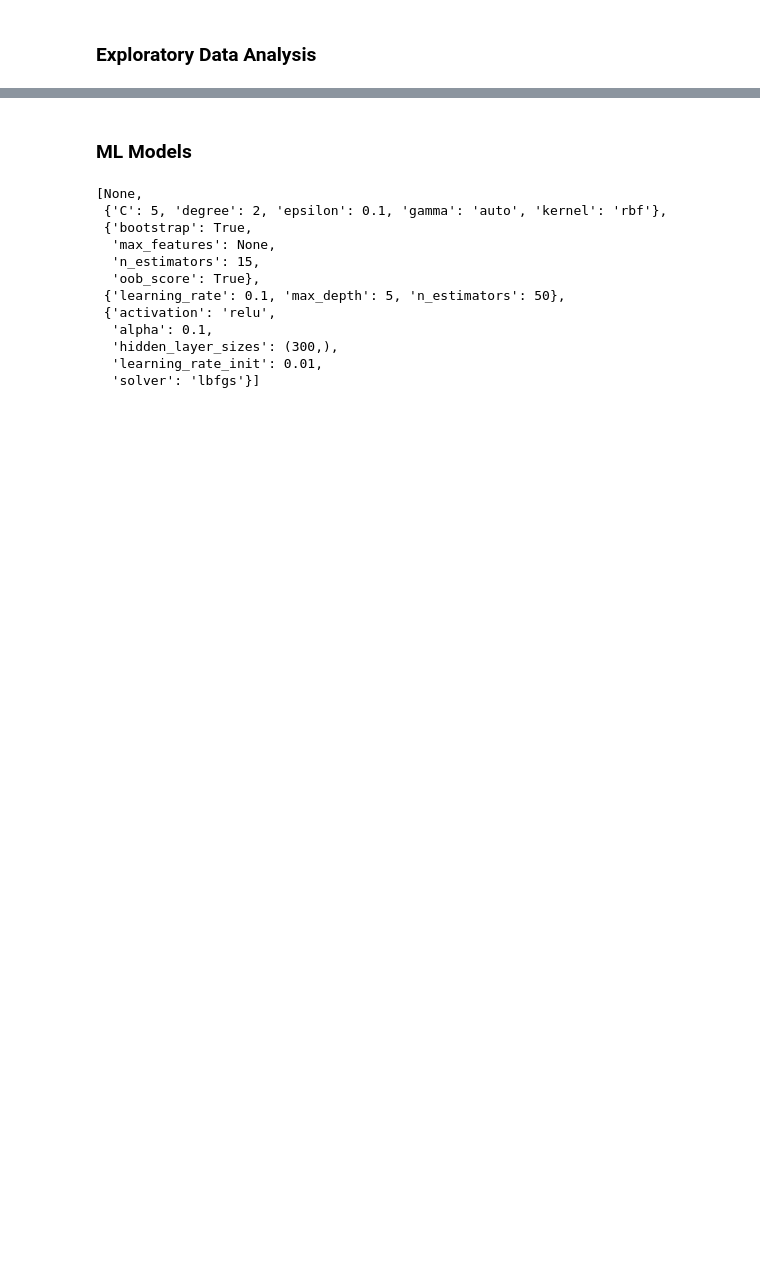
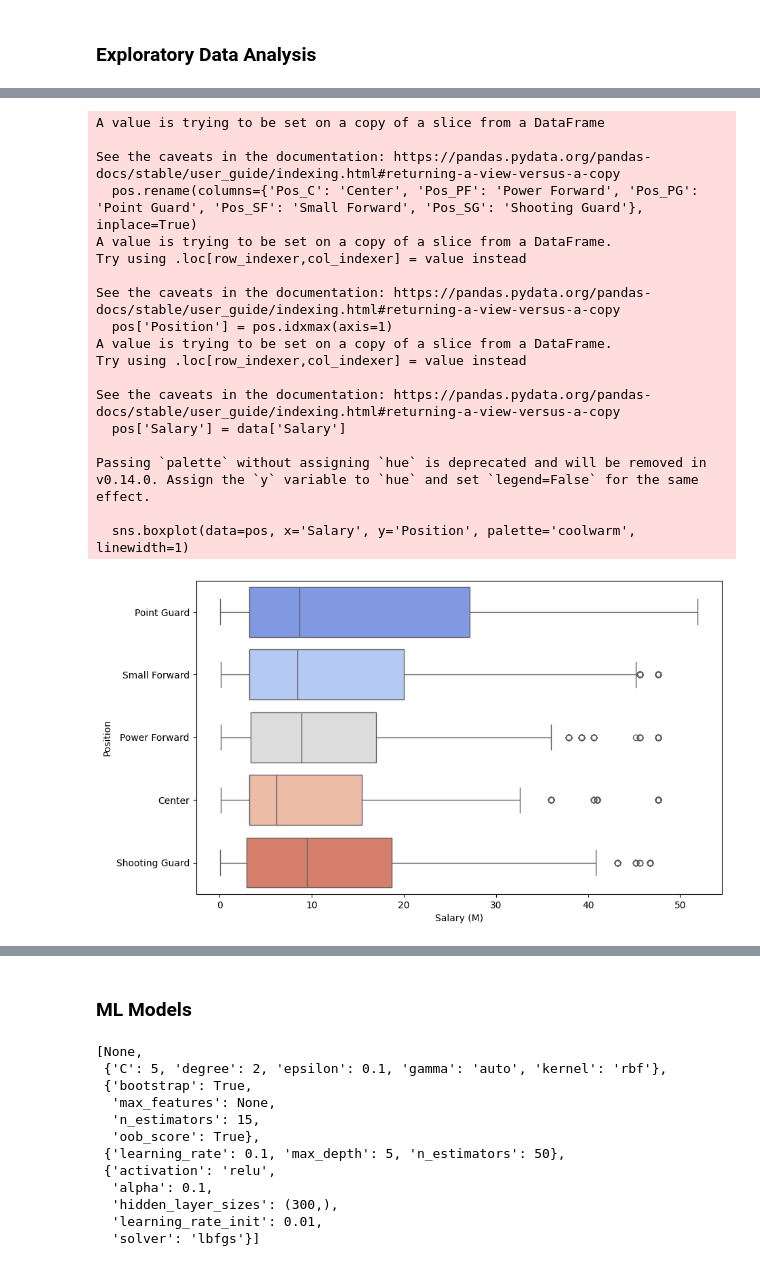
Before and after one commit to Gabmelom/nba-salary-model, a Jupyter notebook: src/data_analysis.ipynb, the cells around one changed output, grey strips where cells are left out. Saved outputs shown, nothing was run; the diff lists cells and outputs as text; code cells hidden in the pictures; blank space fills up the shorter version.

```diff
--- a/src/data_analysis.ipynb
+++ b/src/data_analysis.ipynb
@@ -37,0 +79,35 @@ sns.histplot(data=data[data['Season'] == 2023],x='Salary',bins=30).set(title='20
+# %%
+def salary_by_position(data):
+    plt.figure(figsize=(10,6))
+
+    # Remove dummies for position, keep only one column, merge 'Pos_C', 'Pos_PF', 'Pos_PG', 'Pos_SF', 'Pos_SG' into 'Position'
+    pos = data[['Pos_C', 'Pos_PF', 'Pos_PG', 'Pos_SF', 'Pos_SG']].rename(columns={'Pos_C': 'Center', 'Pos_PF': 'Power Forward', 'Pos_PG': 'Point Guard', 'Pos_SF': 'Small Forward', 'Pos_SG': 'Shooting Guard'})
+    pos['Position'] = pos.idxmax(axis=1)
+    pos['Salary'] = data['Salary']
+
+    sns.boxplot(data=pos, x='Salary', y='Position', palette='coolwarm', linewidth=1)
+
+    plt.xlabel('Salary (M)')
+    plt.ylabel('Position')
+
+salary_by_position(data)
+# %% [output]
+A value is trying to be set on a copy of a slice from a DataFrame
+
+See the caveats in the documentation: https://pandas.pydata.org/pandas-docs/stable/user_guide/indexing.html#returning-a-view-versus-a-copy
+  pos.rename(columns={'Pos_C': 'Center', 'Pos_PF': 'Power Forward', 'Pos_PG': 'Point Guard', 'Pos_SF': 'Small Forward', 'Pos_SG': 'Shooting Guard'}, inplace=True)
+A value is trying to be set on a copy of a slice from a DataFrame.
+Try using .loc[row_indexer,col_indexer] = value instead
+
+See the caveats in the documentation: https://pandas.pydata.org/pandas-docs/stable/user_guide/indexing.html#returning-a-view-versus-a-copy
+  pos['Position'] = pos.idxmax(axis=1)
+A value is trying to be set on a copy of a slice from a DataFrame.
+Try using .loc[row_indexer,col_indexer] = value instead
+
+See the caveats in the documentation: https://pandas.pydata.org/pandas-docs/stable/user_guide/indexing.html#returning-a-view-versus-a-copy
+  pos['Salary'] = data['Salary']
+
+Passing `palette` without assigning `hue` is deprecated and will be removed in v0.14.0. Assign the `y` variable to `hue` and set `legend=False` for the same effect.
+
+  sns.boxplot(data=pos, x='Salary', y='Position', palette='coolwarm', linewidth=1)
+[figure, added]
```
Also changed, not shown: parts of 15 cells of this notebook, 6 other files.
